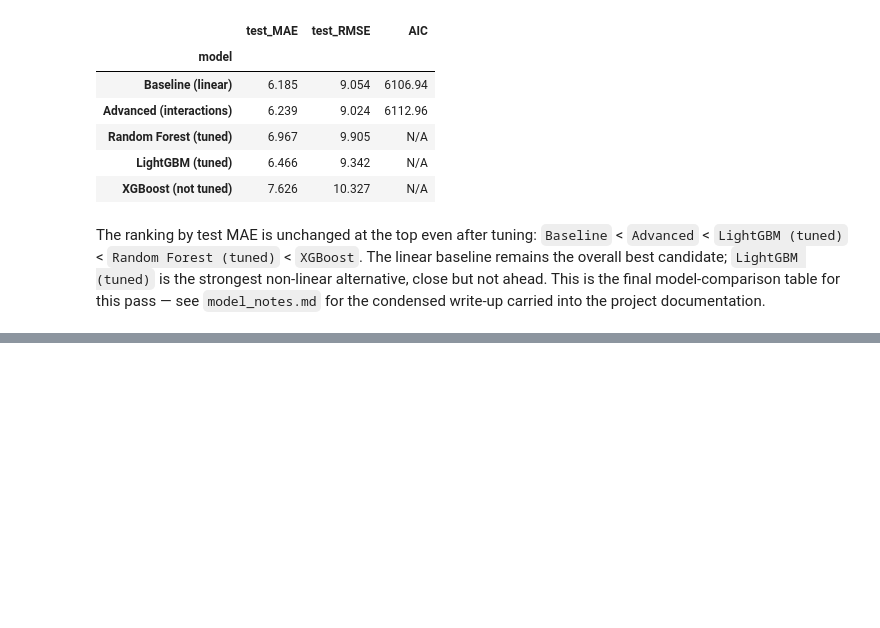
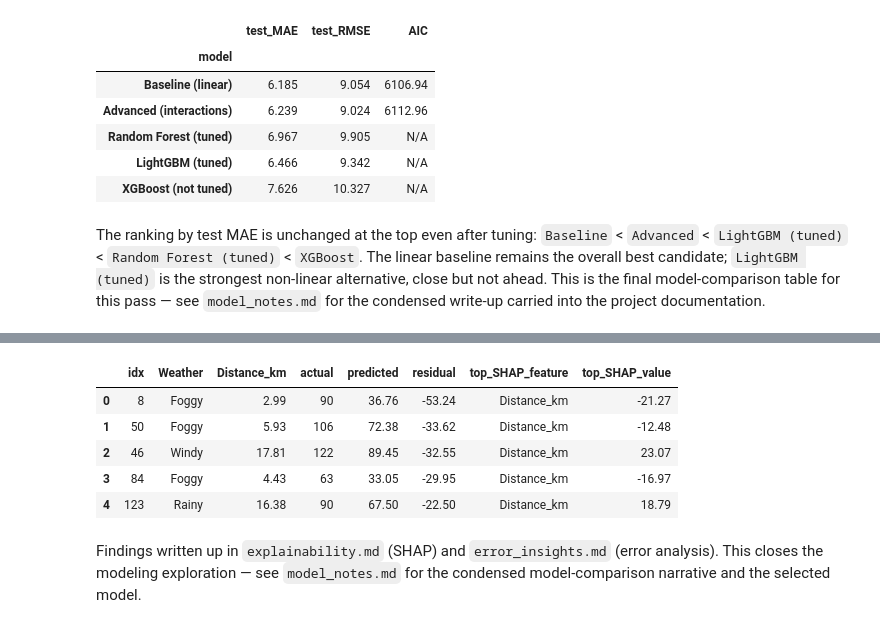
Before and after one commit to felo9015/food_delivery_time_prediction, a Jupyter notebook: notebooks/model_exploration.ipynb, the cells around one changed output, grey strips where cells are left out. Drawn from its saved outputs; the diff is of its cells as text; code cells hidden in the pictures; blank space fills up the shorter version.

```diff
--- a/notebooks/model_exploration.ipynb
+++ b/notebooks/model_exploration.ipynb
@@ -762,0 +831,14 @@ The ranking by test MAE is unchanged at the top even after tuning: `Baseline` <
+# %%
+X_test_raw = X_test.reset_index(drop=True)
+test_pred_lin = shap_model.predict(X_test_df)
+residuals = test_pred_lin - y_test_reset.values
+
+for label, idx in [("Largest error", 8), ("Best-predicted", 109), ("Distance-driven miss", 46)]:
+    row = X_test_raw.loc[idx]
+    top = pd.Series(shap_values.values[idx], index=X_train_df.columns).sort_values(key=np.abs, ascending=False).head(3)
+    print(f"--- {label} (idx {idx}) ---")
+    print(f"Distance={row.Distance_km} km, Weather={row.Weather}, Traffic={row.Traffic_Level}, Prep={row.Preparation_Time_min} min")
+    print(f"Predicted={test_pred_lin[idx]:.2f} min, Actual={y_test_reset[idx]:.2f} min, Residual={residuals[idx]:+.2f} min")
+    print(f"Base value: {shap_values.base_values[idx]:.2f}")
+    print(top.round(2))
+    print()
@@ -762,0 +915,26 @@ The ranking by test MAE is unchanged at the top even after tuning: `Baseline` <
+# %%
+worst5_idx = np.argsort(-np.abs(residuals))[:5]
+worst5_rows = []
+for idx in worst5_idx:
+    shap_row = pd.Series(shap_values.values[idx], index=X_train_df.columns)
+    top_feat = shap_row.abs().idxmax()
+    worst5_rows.append({
+        "idx": idx,
+        "Weather": X_test_raw.loc[idx, "Weather"],
+        "Distance_km": X_test_raw.loc[idx, "Distance_km"],
+        "actual": y_test_reset[idx],
+        "predicted": round(test_pred_lin[idx], 2),
+        "residual": round(residuals[idx], 2),
+        "top_SHAP_feature": top_feat.split("__")[-1],
+        "top_SHAP_value": round(shap_row[top_feat], 2),
+    })
+pd.DataFrame(worst5_rows)
+# %% [output]
+|  | idx | Weather | Distance_km | actual | predicted | residual | top_SHAP_feature | top_SHAP_value |
+| 0 | 8 | Foggy | 2.99 | 90 | 36.76 | -53.24 | Distance_km | -21.27 |
+| 1 | 50 | Foggy | 5.93 | 106 | 72.38 | -33.62 | Distance_km | -12.48 |
+| 2 | 46 | Windy | 17.81 | 122 | 89.45 | -32.55 | Distance_km | 23.07 |
+| 3 | 84 | Foggy | 4.43 | 63 | 33.05 | -29.95 | Distance_km | -16.97 |
+| 4 | 123 | Rainy | 16.38 | 90 | 67.50 | -22.50 | Distance_km | 18.79 |
+# %% [markdown]
+Findings written up in `explainability.md` (SHAP) and `error_insights.md` (error analysis). This closes the modeling exploration — see `model_notes.md` for the condensed model-comparison narrative and the selected model.
```
Also changed, not shown: parts of 15 cells of this notebook, 4 other files.
